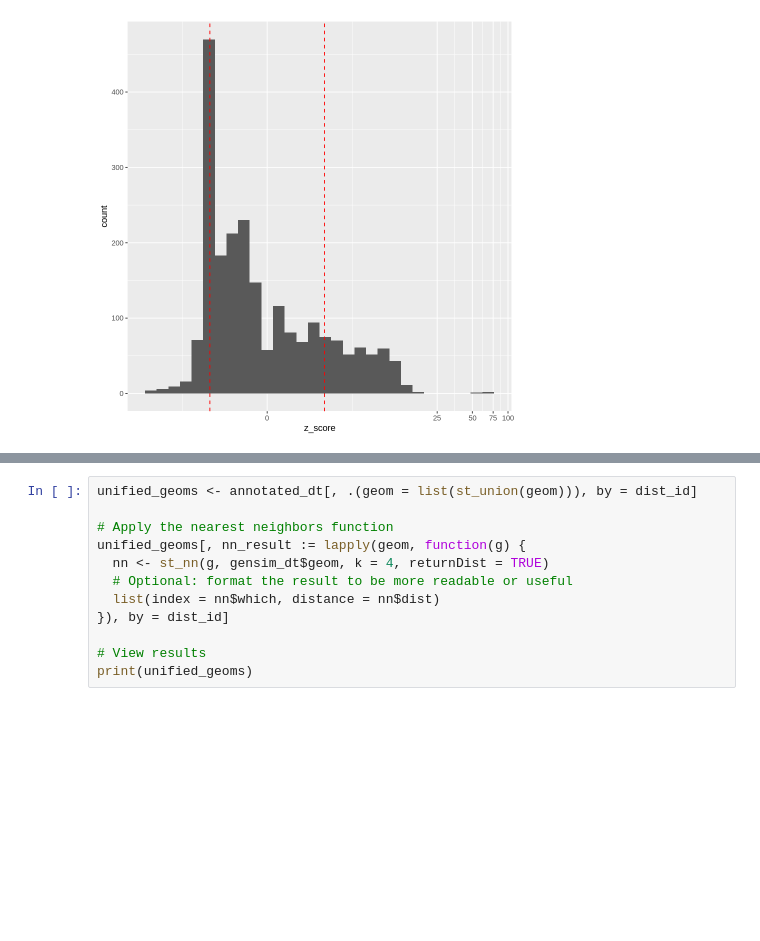
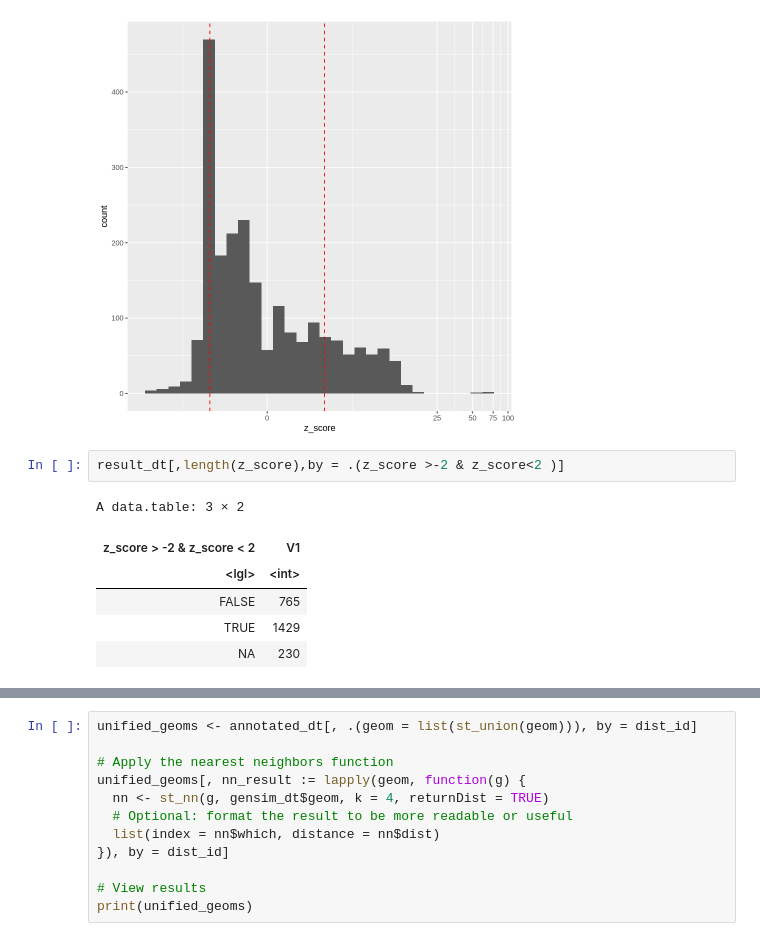
Before and after one commit to hayleypc/HawaiiClimate, a Jupyter notebook: HIsoc_gen_sim_results_exploration.ipynb, the cells around one changed output, grey strips where cells are left out. Drawn from its saved outputs; the diff is of its cells as text; blank space fills up the shorter version.

```diff
--- a/HIsoc_gen_sim_results_exploration.ipynb
+++ b/HIsoc_gen_sim_results_exploration.ipynb
@@ -252,3 +252,12 @@ Adding another scale for x, which will replace the existing scale.
 Warning message:
 “Removed 230 rows containing non-finite outside the scale range (`stat_bin()`).”
 [figure]
+# %%
+result_dt[,length(z_score),by = .(z_score >-2 & z_score<2 )]
+# %% [output]
+A data.table: 3 × 2
+| z_score > -2 & z_score < 2 | V1 |
+| <lgl> | <int> |
+| FALSE | 765 |
+| TRUE | 1429 |
+| NA | 230 |
```
Also changed, not shown: parts of 1 cell of this notebook.
